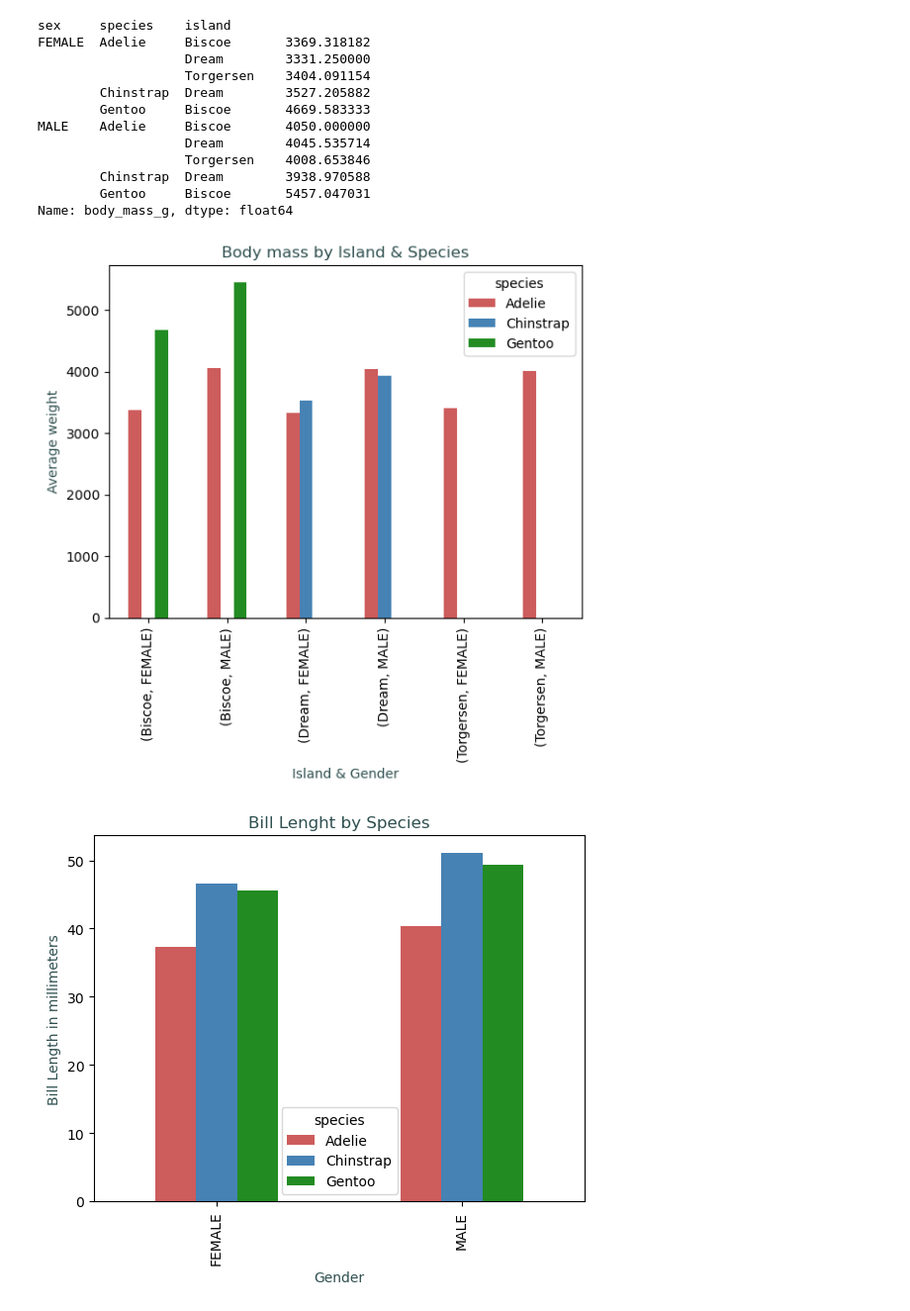
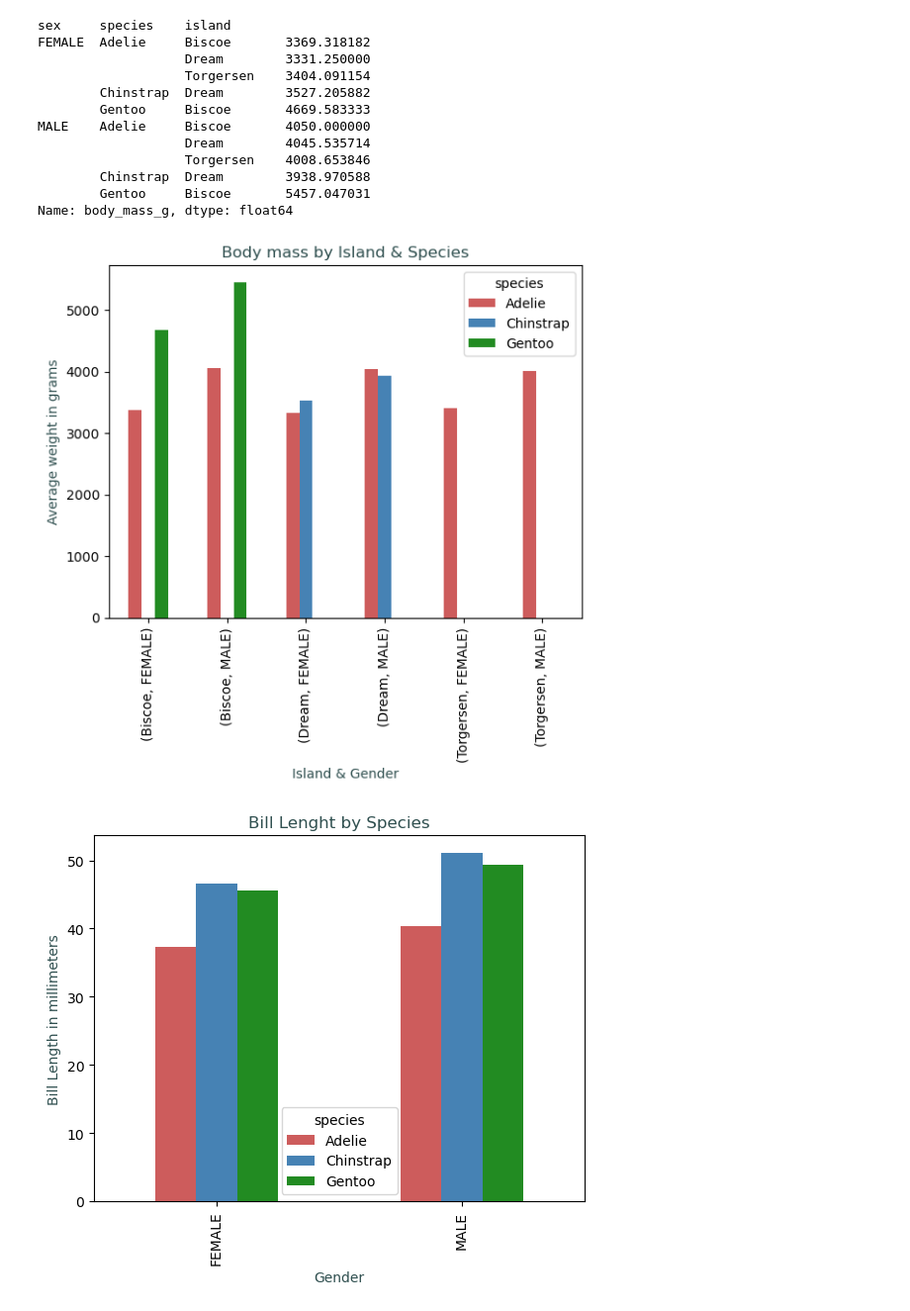
Before and after one commit to UWASIKLK/pda---mywork, a Jupyter notebook: penguins-project.ipynb, the cells around one changed output. Shown at 99% size. Saved outputs shown, nothing was run; the diff lists cells and outputs as text; code cells hidden in the pictures.

```diff
--- a/penguins-project.ipynb
+++ b/penguins-project.ipynb
@@ -395,13 +395,13 @@ Name: body_mass_g, dtype: float64
 # %%
 # I will create a bar chart based on the island, gender, species and average of the weight.
 
 penguins.groupby(['island','sex','species'])['body_mass_g'].mean().unstack().plot(kind ='bar', color=['indianred','steelblue','forestgreen'])
 plt.xlabel('Island & Gender', color='darkslategray')
-plt.ylabel('Average weight', color='darkslategray')
+plt.ylabel('Average weight in grams', color='darkslategray')
 plt.title('Body mass by Island & Species', color='darkslategray')
 plt.show()
 # %% [output]
-[figure, old version]
+[figure, new version]
 # %%
 # Bar chart by bill lenght, species and gender.
 
```
Also changed, not shown: parts of 4 cells of this notebook.
